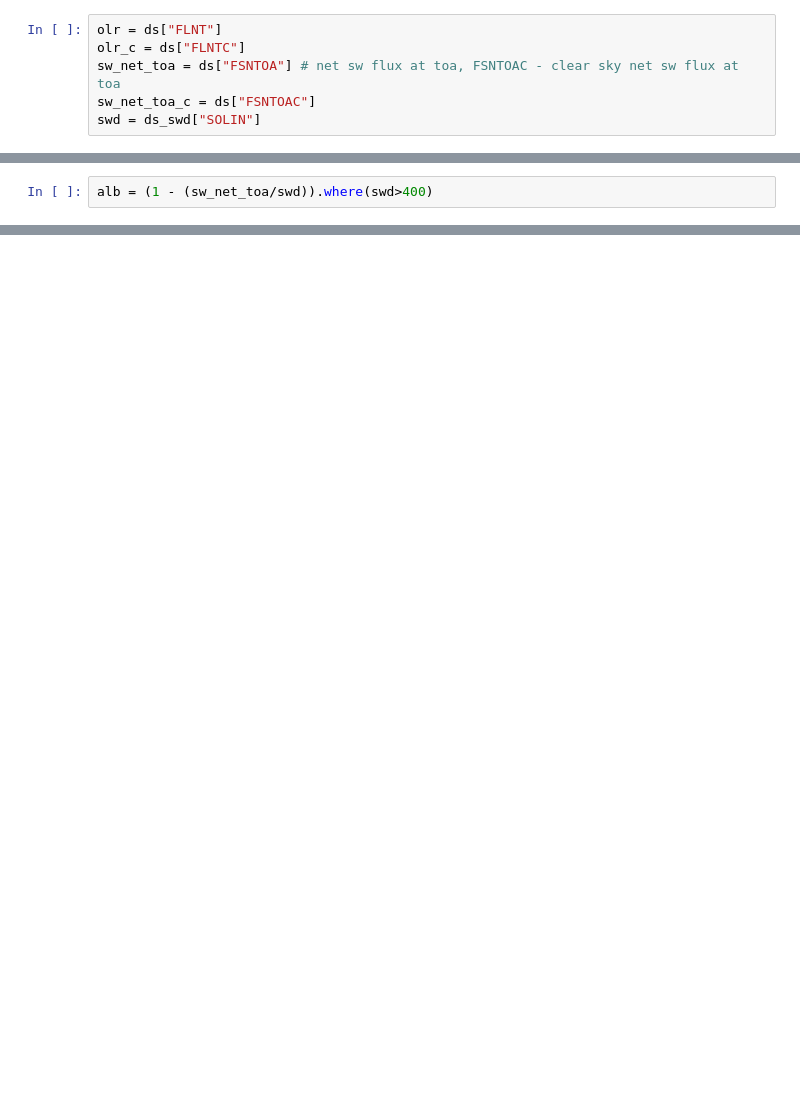
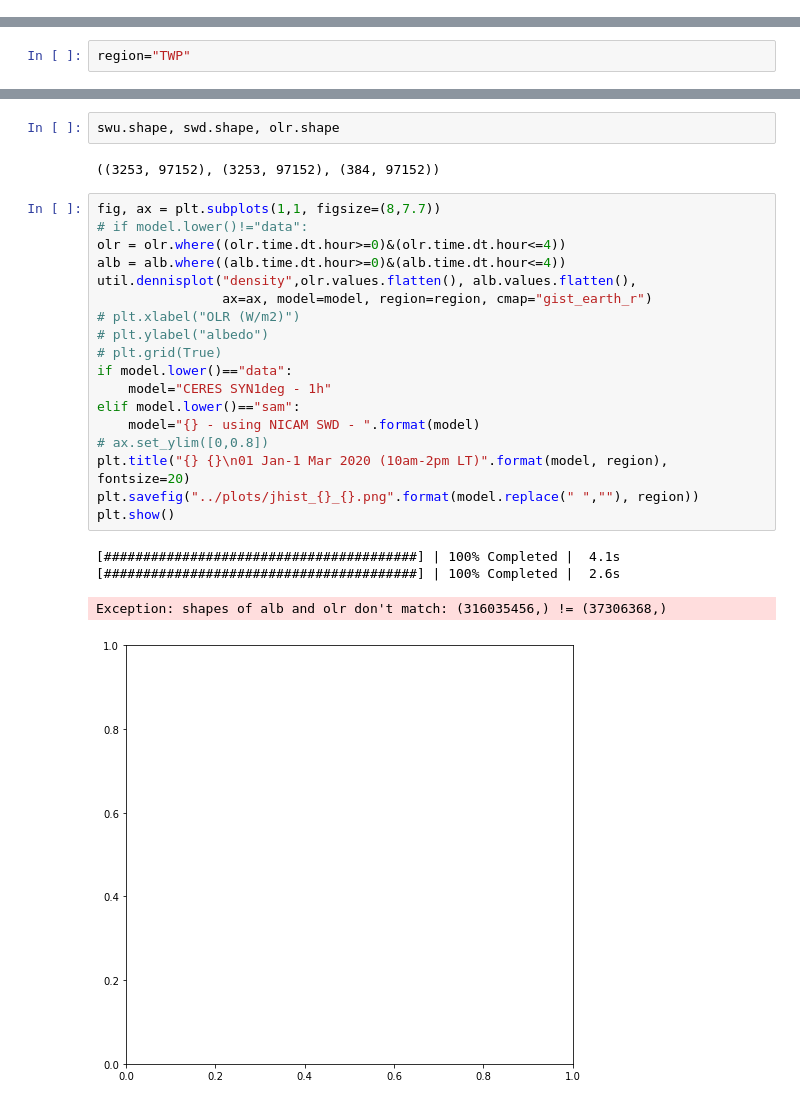
Before and after one commit to smturbev/dyamond2, a Jupyter notebook: python_scripts/joint_hist.ipynb, the cells around one changed output, grey strips where cells are left out. Cells and saved outputs as stored; diff of their text form; blank space fills up the shorter version.

```diff
--- a/python_scripts/joint_hist.ipynb
+++ b/python_scripts/joint_hist.ipynb
@@ -20,6 +13,0 @@ ds_swd = ap.load_dates("swd", (lat0,lat1), (lon0,lon1))
-# %%
-olr = ds["FLNT"]
-olr_c = ds["FLNTC"]
-sw_net_toa = ds["FSNTOA"] # net sw flux at toa, FSNTOAC - clear sky net sw flux at toa
-sw_net_toa_c = ds["FSNTOAC"]
-swd = ds_swd["SOLIN"]
@@ -34,2 +13,0 @@ $ alb = \frac{sw_{up}}{sw_{down}} = \frac{(sw_{net} - sw_{down})}{sw_{down}} = 1
-# %%
-alb = (1 - (sw_net_toa/swd)).where(swd>400)
@@ -96,0 +14,2 @@ rho = p/(rgas*t) # kg/m3
+# %%
+region="TWP"
@@ -96,0 +146,27 @@ rho = p/(rgas*t) # kg/m3
+# %%
+swu.shape, swd.shape, olr.shape
+# %% [output]
+((3253, 97152), (3253, 97152), (384, 97152))
+# %%
+fig, ax = plt.subplots(1,1, figsize=(8,7.7))
+# if model.lower()!="data":
+olr = olr.where((olr.time.dt.hour>=0)&(olr.time.dt.hour<=4))
+alb = alb.where((alb.time.dt.hour>=0)&(alb.time.dt.hour<=4))
+util.dennisplot("density",olr.values.flatten(), alb.values.flatten(),
+                ax=ax, model=model, region=region, cmap="gist_earth_r")
+# plt.xlabel("OLR (W/m2)")
+# plt.ylabel("albedo")
+# plt.grid(True)
+if model.lower()=="data":
+    model="CERES SYN1deg - 1h"
+elif model.lower()=="sam":
+    model="{} - using NICAM SWD - ".format(model)
+# ax.set_ylim([0,0.8])
+plt.title("{} {}\n01 Jan-1 Mar 2020 (10am-2pm LT)".format(model, region), fontsize=20)
+plt.savefig("../plots/jhist_{}_{}.png".format(model.replace(" ",""), region))
+plt.show()
+# %% [output]
+[########################################] | 100% Completed |  4.1s
+[########################################] | 100% Completed |  2.6s
+Exception: shapes of alb and olr don't match: (316035456,) != (37306368,)
+[figure, added]
```
Also changed, not shown: parts of 14 cells of this notebook, 16 other files.
